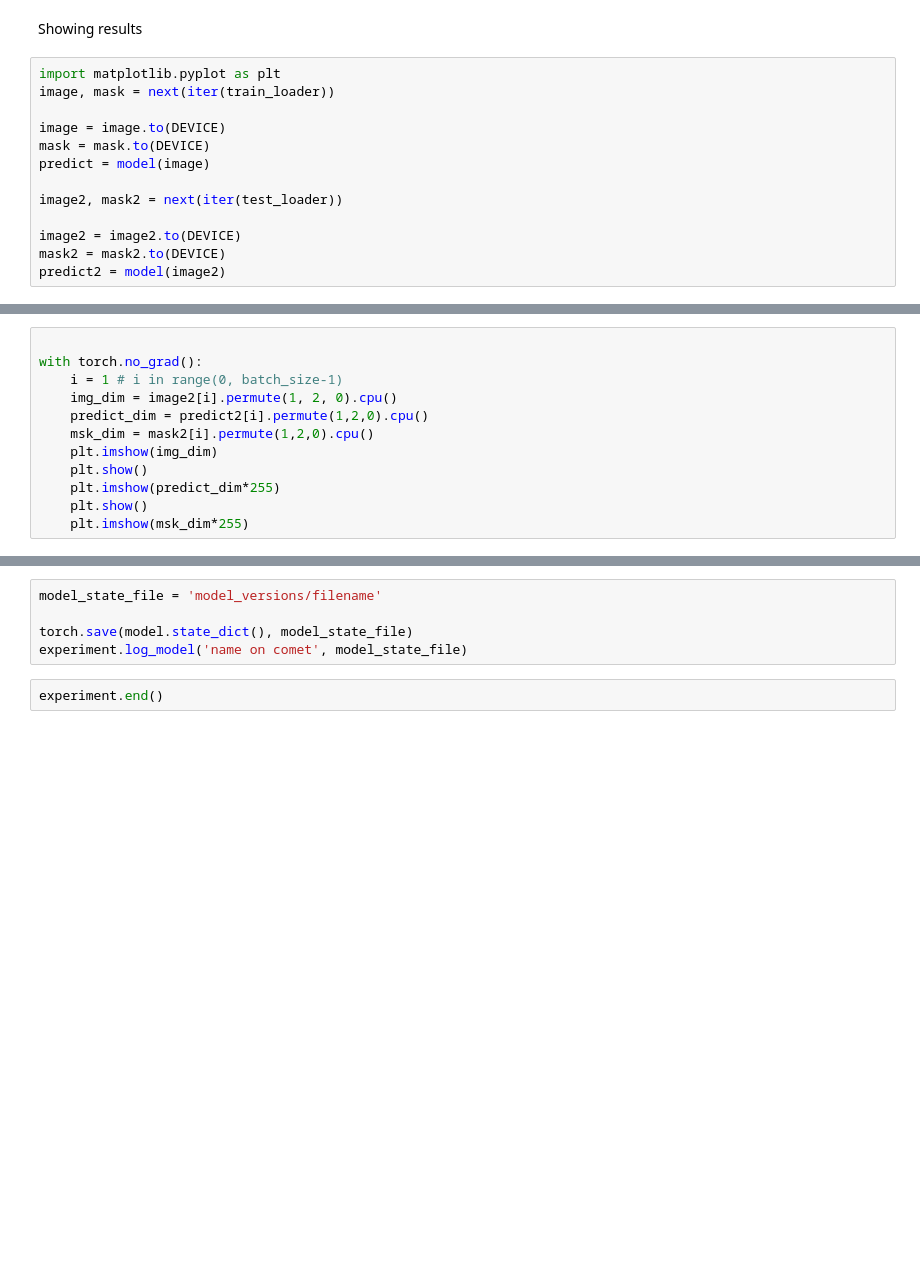
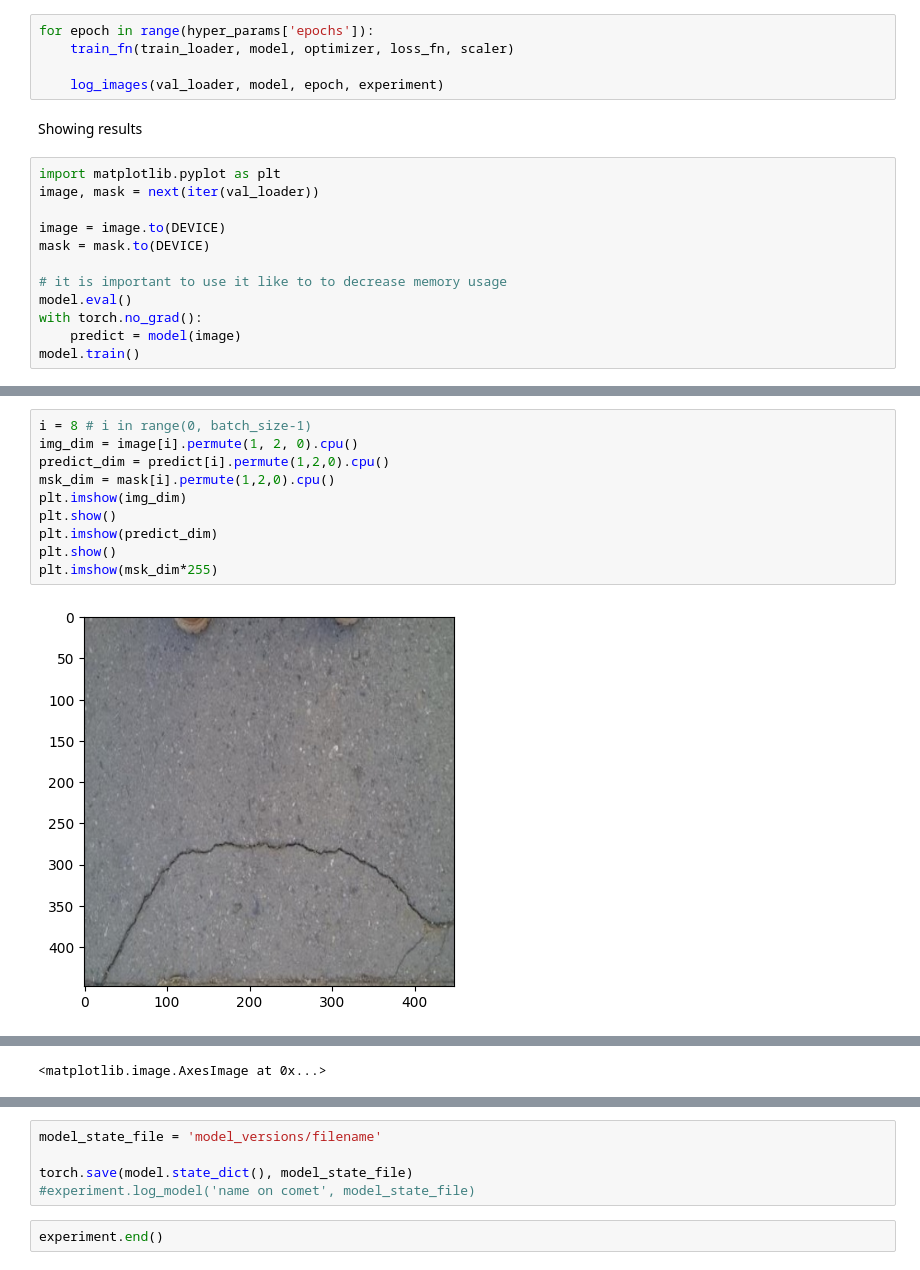
Before and after one commit to KPajak409/Concrete-cracks-segmentation, a Jupyter notebook: concrete_cracks_train.ipynb, the cells around one changed output, grey strips where cells are left out. Drawn from its saved outputs; the diff is of its cells as text; blank space fills up the shorter version.

Commit message:
Train loop rebuild

```diff
--- a/concrete_cracks_train.ipynb
+++ b/concrete_cracks_train.ipynb
@@ -107,15 +84,19 @@ Total time: 0.21 min
+# %%
+for epoch in range(hyper_params['epochs']):
+    train_fn(train_loader, model, optimizer, loss_fn, scaler)
+
+    log_images(val_loader, model, epoch, experiment)
 # %% [markdown]
 Showing results
 # %%
 import matplotlib.pyplot as plt
-image, mask = next(iter(train_loader))
+image, mask = next(iter(val_loader))
 
 image = image.to(DEVICE)
 mask = mask.to(DEVICE)
-predict = model(image)
 
-image2, mask2 = next(iter(test_loader))
-
-image2 = image2.to(DEVICE)
-mask2 = mask2.to(DEVICE)
-predict2 = model(image2)
+# it is important to use it like to to decrease memory usage
+model.eval()
+with torch.no_grad():
+    predict = model(image)
+model.train()
@@ -122,12 +121,12 @@ predict2 = model(image2)
 # %%
-
-with torch.no_grad():
-    i = 1 # i in range(0, batch_size-1)
-    img_dim = image2[i].permute(1, 2, 0).cpu()
-    predict_dim = predict2[i].permute(1,2,0).cpu()
-    msk_dim = mask2[i].permute(1,2,0).cpu()
-    plt.imshow(img_dim)
-    plt.show()
-    plt.imshow(predict_dim*255)
-    plt.show()
-    plt.imshow(msk_dim*255)
+i = 8 # i in range(0, batch_size-1)
+img_dim = image[i].permute(1, 2, 0).cpu()
+predict_dim = predict[i].permute(1,2,0).cpu()
+msk_dim = mask[i].permute(1,2,0).cpu()
+plt.imshow(img_dim)
+plt.show()
+plt.imshow(predict_dim)
+plt.show()
+plt.imshow(msk_dim*255)
+# %% [output]
+[figure, added]
@@ -133,0 +134 @@ with torch.no_grad():
+<matplotlib.image.AxesImage at 0x...>
@@ -135,6 +137,6 @@ with torch.no_grad():
 model_state_file = 'model_versions/filename'
 
 torch.save(model.state_dict(), model_state_file)
-experiment.log_model('name on comet', model_state_file)
+#experiment.log_model('name on comet', model_state_file)
 # %%
 experiment.end()
```
Also changed, not shown: parts of 7 cells of this notebook.
